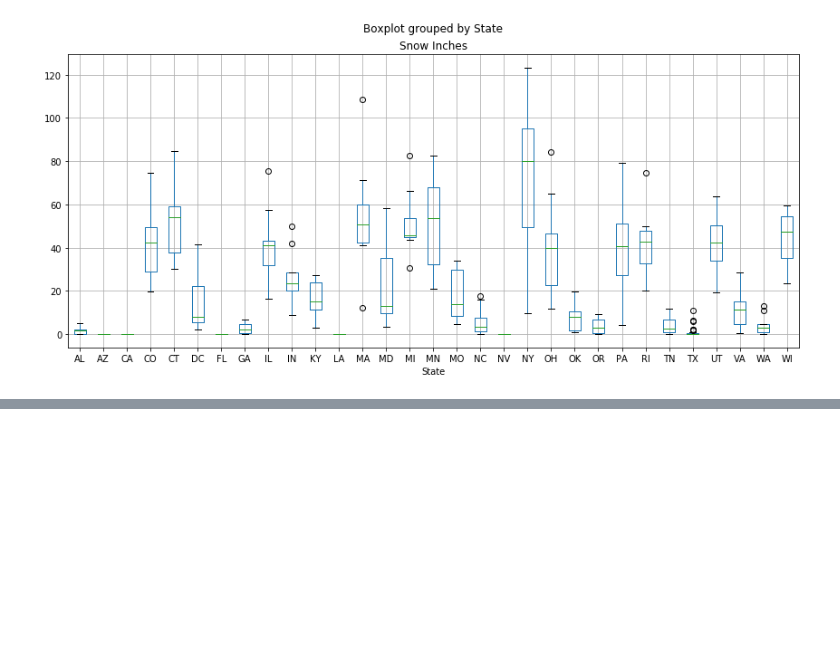
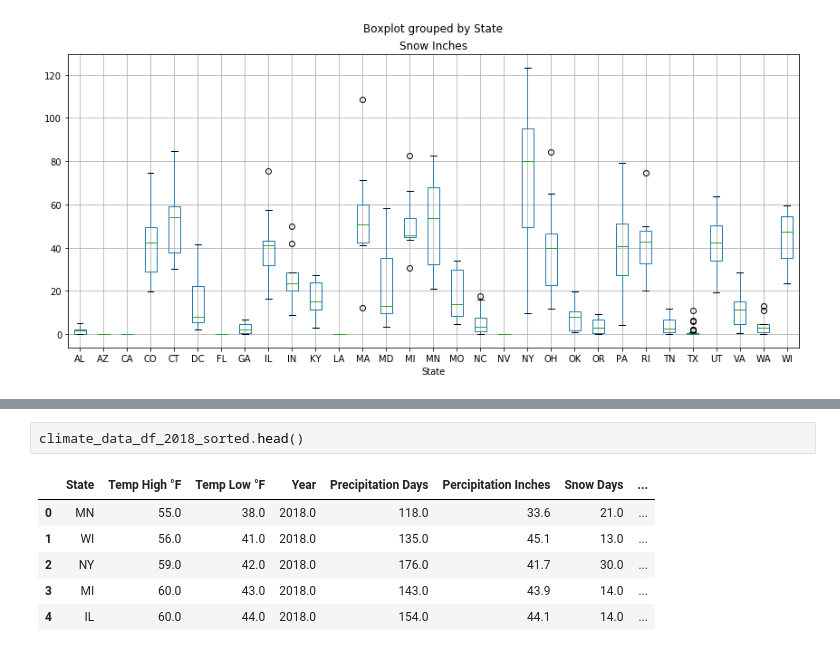
Before and after one commit to prakashbalasubramaniam/The_Incredible_Quad, a Jupyter notebook: Climate_analysis/climate_main_analysis.ipynb, the cells around one changed output, grey strips where cells are left out. Saved outputs shown, nothing was run; the diff lists cells and outputs as text; blank space fills up the shorter version.

```diff
--- a/Climate_analysis/climate_main_analysis.ipynb
+++ b/Climate_analysis/climate_main_analysis.ipynb
@@ -211,0 +223,9 @@ plt.show()
+# %%
+climate_data_df_2018_sorted.head()
+# %% [output]
+|  | State | Temp High °F | Temp Low °F | Year | Precipitation Days | Percipitation Inches | Snow Days | ... |
+| 0 | MN | 55.0 | 38.0 | 2018.0 | 118.0 | 33.6 | 21.0 | ... |
+| 1 | WI | 56.0 | 41.0 | 2018.0 | 135.0 | 45.1 | 13.0 | ... |
+| 2 | NY | 59.0 | 42.0 | 2018.0 | 176.0 | 41.7 | 30.0 | ... |
+| 3 | MI | 60.0 | 43.0 | 2018.0 | 143.0 | 43.9 | 14.0 | ... |
+| 4 | IL | 60.0 | 44.0 | 2018.0 | 154.0 | 44.1 | 14.0 | ... |
```
Also changed, not shown: parts of 3 cells of this notebook, 1 other file.
